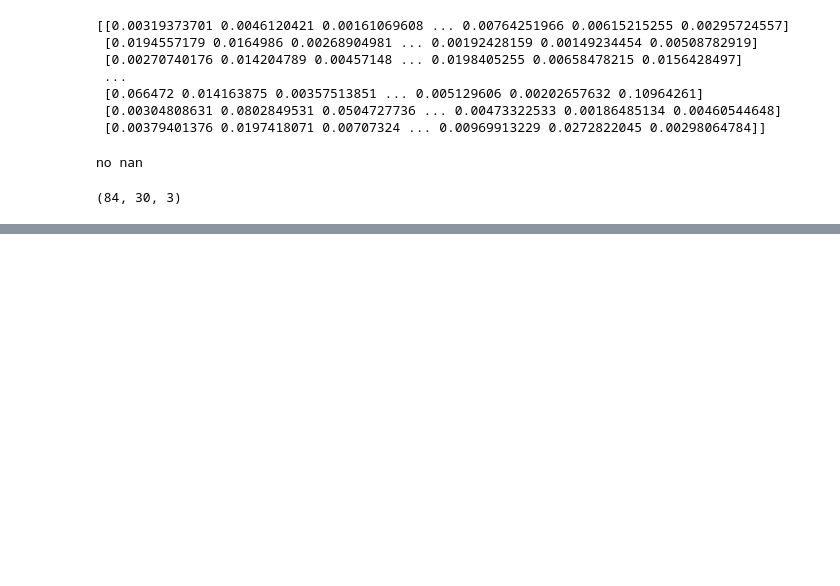
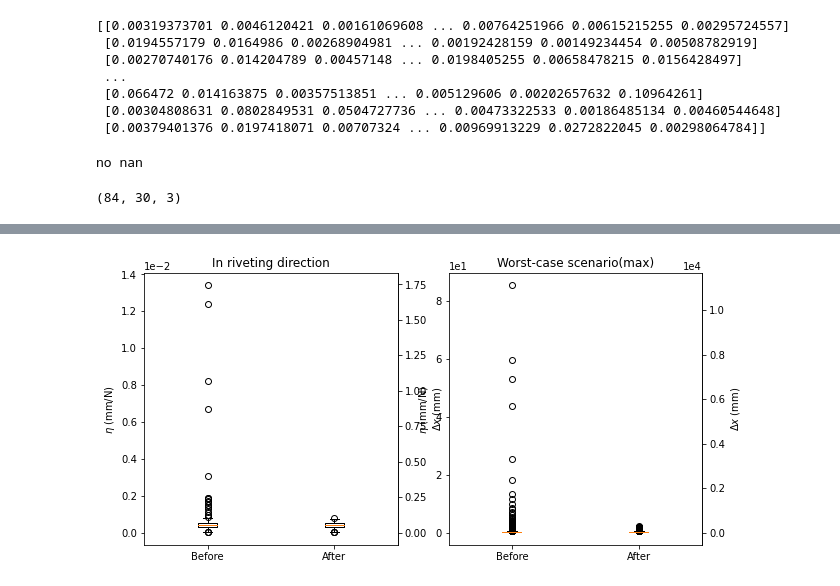
Before and after one commit to hgirgin/ram2020vibration, a Jupyter notebook: Vibration Analysis.ipynb, the cells around one changed output, grey strips where cells are left out. Cells and saved outputs as stored; diff of their text form; code cells hidden in the pictures; blank space fills up the shorter version.

```diff
--- a/Vibration Analysis.ipynb
+++ b/Vibration Analysis.ipynb
@@ -652,26 +656,27 @@ for ax in axes:
-# %%
-fig,ax = plt.subplots(ncols=3)
-j = 0
-for i in range(3):
-    ax[i].plot(before_opt_data.numpy()[j,:,i])
 # %%
-fig,ax = plt.subplots(figsize=(4,3))
+fig,axes = plt.subplots(ncols=2 , figsize=(10,5))
 density = 1
-after_opt_data = displacement(q_test)*1e3
-before_opt_data = displacement(good_q[:,:batch])*1e3
+k = 0
+for ax in axes:
 
-ax.boxplot([ before_opt_data.numpy()[...,0].flatten(), after_opt_data.numpy()[...,0].flatten()])
+    after_opt_data = displacement(q_test)*1e3
+    before_opt_data = displacement(good_q[:,:batch])*1e3
+    if k == 0:
+        ax.boxplot([ before_opt_data.numpy()[...,0].flatten(), after_opt_data.numpy()[...,0].flatten()])
+    else:
+        ax.boxplot([tf.linalg.norm(before_opt_data,axis=-1).numpy().flatten(),
+                    tf.linalg.norm(after_opt_data,axis=-1).numpy().flatten()])
 
-# ax.boxplot([tf.linalg.norm(before_opt_data,axis=-1).numpy().flatten(),
-#             tf.linalg.norm(after_opt_data,axis=-1).numpy().flatten()])
+    ticks = ["Before", "After"]
+    ax.set_xticks([1,2])
+    ax.set_xticklabels( ticks, rotation=0 )
+    ax.ticklabel_format(style='sci', axis='y', scilimits=(0,0))
+    ax.set_ylabel('$\eta$'+' (mm/N)')
 
-# ax.boxplot(tf.linalg.norm(after_opt_data,axis=-1).numpy().flatten())
-ticks = ["Before", "After"]
-ax.set_xticks([1,2])
-ax.set_xticklabels( ticks, rotation=0 )
-ax.ticklabel_format(style='sci', axis='y', scilimits=(0,0))
-ax.set_ylabel('$\eta$'+' (mm/N)')
-
-secax = ax.secondary_yaxis('right', functions=(forward, inverse))
-secax.set_ylabel('$\Delta x$'+' (mm)')
-secax.ticklabel_format(style='sci', axis='y', scilimits=(0,0))
+    secax = ax.secondary_yaxis('right', functions=(forward, inverse))
+    secax.set_ylabel('$\Delta x$'+' (mm)')
+    secax.ticklabel_format(style='sci', axis='y', scilimits=(0,0))
+    ax.set_title(titles[k])
+    k +=1
+# %% [output]
+[figure, added]
```
Also changed, not shown: parts of 4 cells of this notebook.
